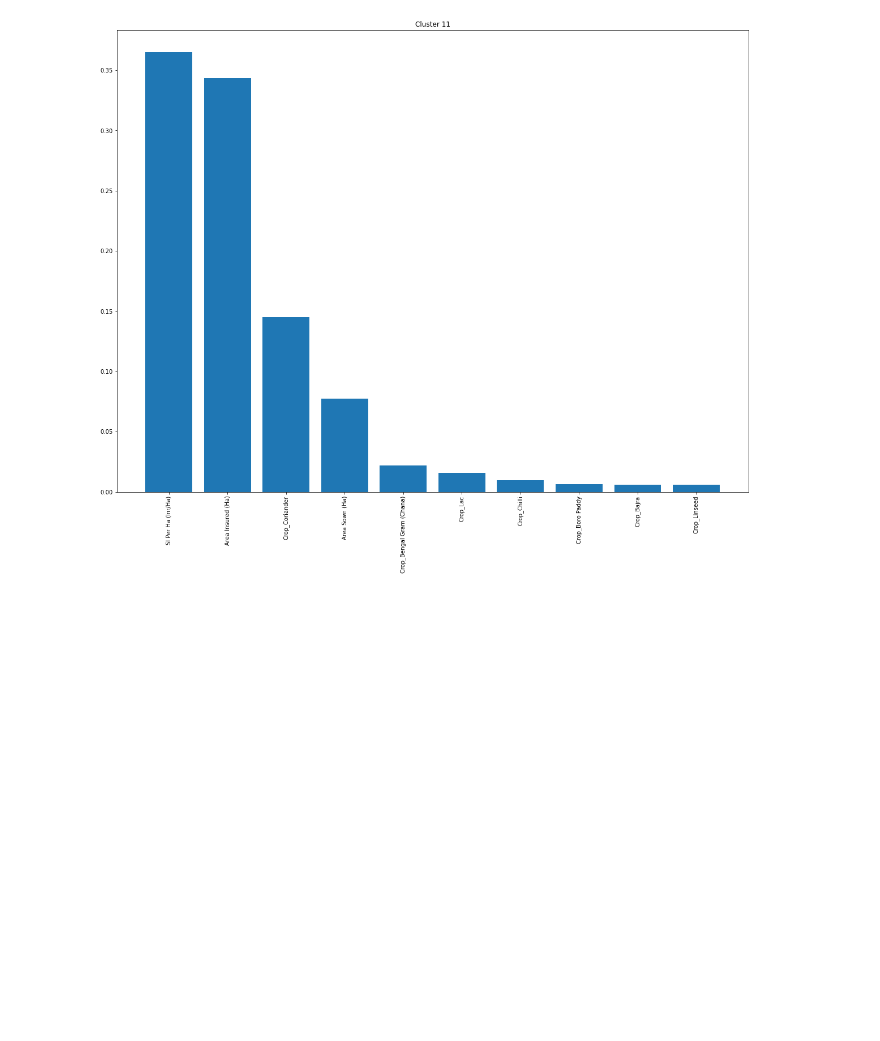
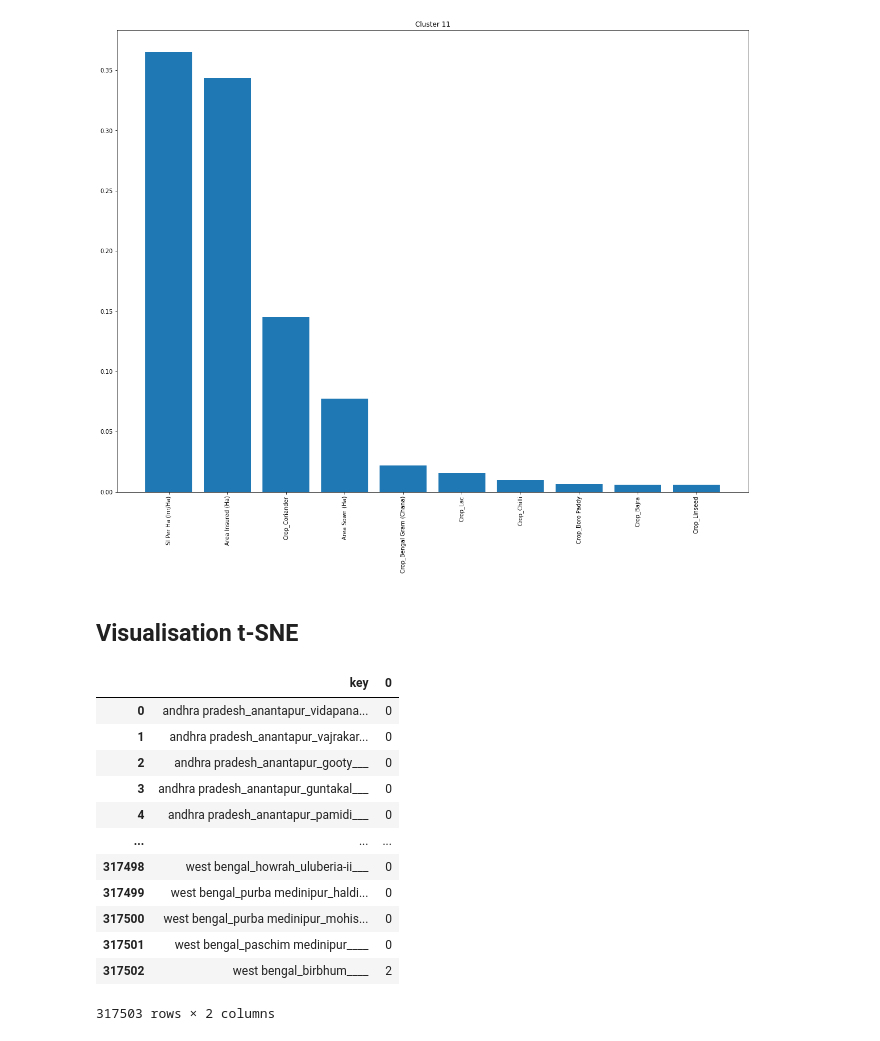
Before and after one commit to amaurylancelin/Datathon, a Jupyter notebook: Code par Pax/Martin/clustering_without_admin_only_loss.ipynb, the cells around one changed output. Cells and saved outputs as stored; diff of their text form; code cells hidden in the pictures; blank space fills up the shorter version.

```diff
--- a/Code par Pax/Martin/clustering_without_admin_only_loss.ipynb
+++ b/Code par Pax/Martin/clustering_without_admin_only_loss.ipynb
@@ -434,3 +451,5 @@ for i in range(k_opt_K):
 [figure]
 [figure]
 [figure]
+# %% [markdown]
+## Visualisation t-SNE
@@ -436,0 +458,18 @@ for i in range(k_opt_K):
+# %%
+path_labels_Rabi = "..\..\Outputs\Predictions\kmeans_labels_Rabi_14-02"
+labels_Rabi = pd.read_csv(path_labels_Rabi)
+labels_Rabi
+# %% [output]
+|  | key | 0 |
+| 0 | andhra pradesh_anantapur_vidapana... | 0 |
+| 1 | andhra pradesh_anantapur_vajrakar... | 0 |
+| 2 | andhra pradesh_anantapur_gooty___ | 0 |
+| 3 | andhra pradesh_anantapur_guntakal___ | 0 |
+| 4 | andhra pradesh_anantapur_pamidi___ | 0 |
+| ... | ... | ... |
+| 317498 | west bengal_howrah_uluberia-ii___ | 0 |
+| 317499 | west bengal_purba medinipur_haldi... | 0 |
+| 317500 | west bengal_purba medinipur_mohis... | 0 |
+| 317501 | west bengal_paschim medinipur____ | 0 |
+| 317502 | west bengal_birbhum____ | 2 |
+317503 rows × 2 columns
```
Also changed, not shown: parts of 12 cells of this notebook, 6 other files.
